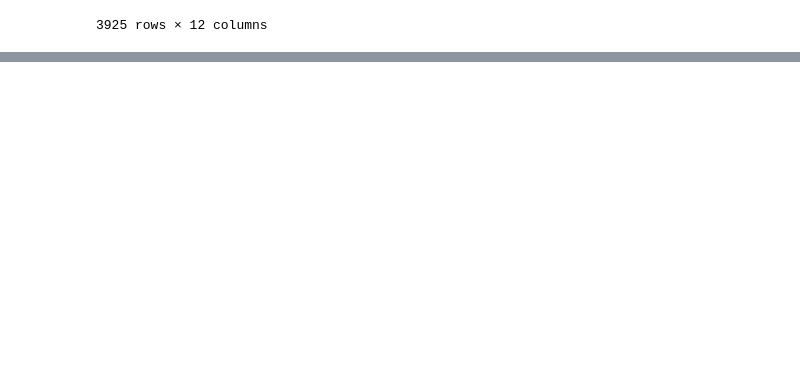
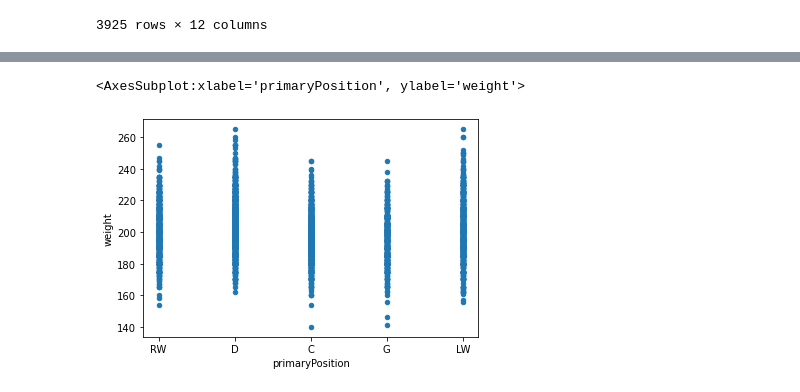
Before and after one commit to data301-2021-winter1/project-group31-project, a Jupyter notebook: notebooks/analysis1.ipynb, the cells around one changed output, grey strips where cells are left out. Saved outputs shown, nothing was run; the diff lists cells and outputs as text; code cells hidden in the pictures; blank space fills up the shorter version.

```diff
--- a/notebooks/analysis1.ipynb
+++ b/notebooks/analysis1.ipynb
@@ -27,0 +85,5 @@ NameError: name 'df' is not defined
+# %%
+data_cleaned.plot(kind='scatter', x='primaryPosition', y='weight')
+# %% [output]
+<AxesSubplot:xlabel='primaryPosition', ylabel='weight'>
+[figure, added]
```
Also changed, not shown: parts of 65 cells of this notebook, 1 other file.
